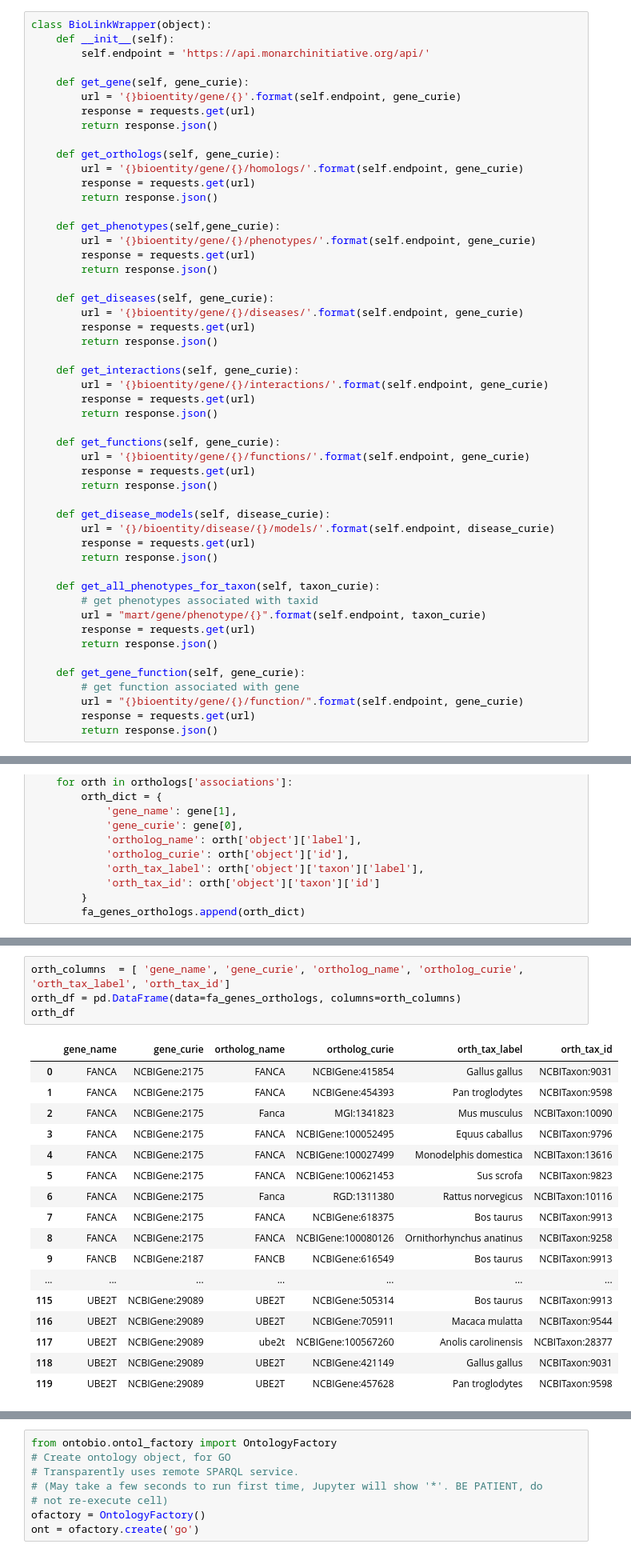
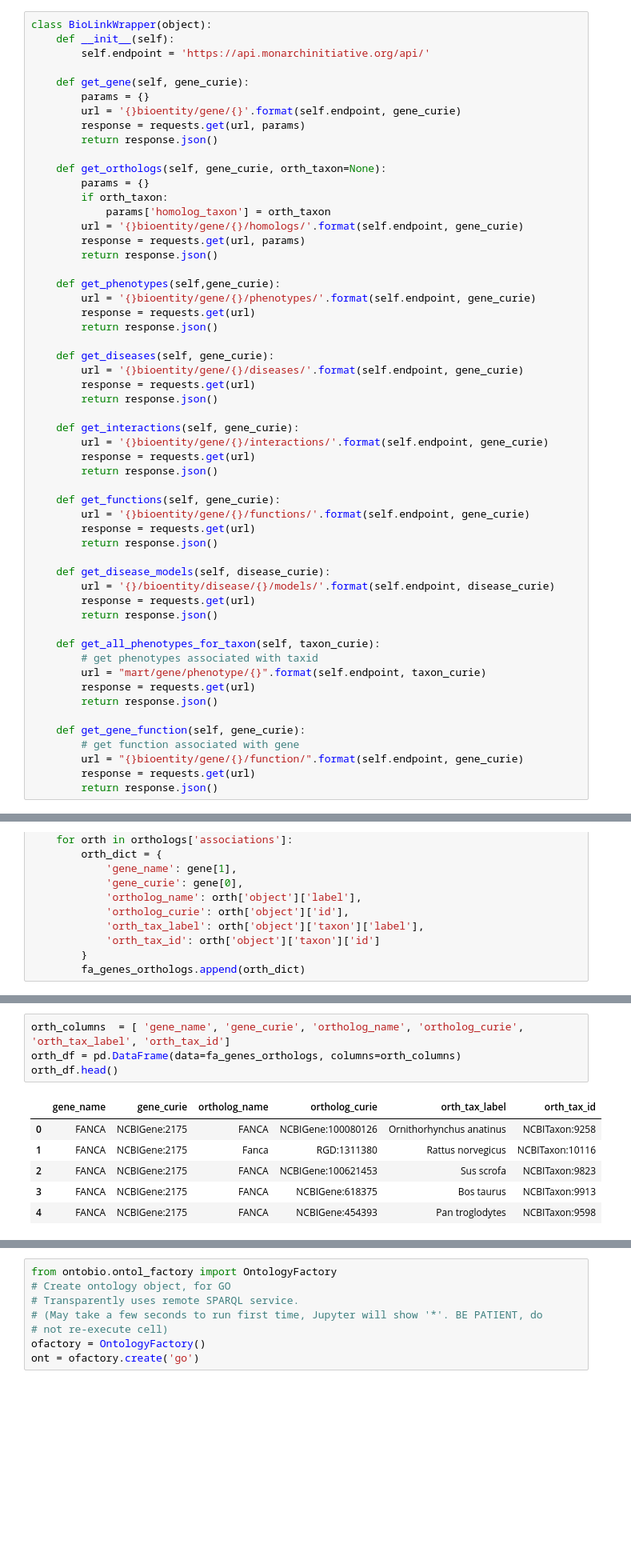
Before and after one commit to ncats/translator-workflows, a Jupyter notebook: Orange_Demonstrator_1_CQs/OrangeQ1.2_GO_Functional_Similarity/CQ1.2.ipynb, the cells around one changed output, grey strips where cells are left out. Shown at 80% size. Saved outputs shown, nothing was run; the diff lists cells and outputs as text; blank space fills up the shorter version.

```diff
--- a/Orange_Demonstrator_1_CQs/OrangeQ1.2_GO_Functional_Similarity/CQ1.2.ipynb
+++ b/Orange_Demonstrator_1_CQs/OrangeQ1.2_GO_Functional_Similarity/CQ1.2.ipynb
@@ -30,13 +60,17 @@ class BioLinkWrapper(object):
         self.endpoint = 'https://api.monarchinitiative.org/api/'
 
     def get_gene(self, gene_curie):
+        params = {}
         url = '{}bioentity/gene/{}'.format(self.endpoint, gene_curie)
-        response = requests.get(url)
+        response = requests.get(url, params)
         return response.json()
 
-    def get_orthologs(self, gene_curie):
+    def get_orthologs(self, gene_curie, orth_taxon=None):
+        params = {}
+        if orth_taxon:
+            params['homolog_taxon'] = orth_taxon
         url = '{}bioentity/gene/{}/homologs/'.format(self.endpoint, gene_curie)
-        response = requests.get(url)
+        response = requests.get(url, params)
         return response.json()
 
     def get_phenotypes(self,gene_curie):
@@ -95,22 +131,11 @@ for index, gene in fa_genes.iterrows():
 # %%
 orth_columns  = [ 'gene_name', 'gene_curie', 'ortholog_name', 'ortholog_curie', 'orth_tax_label', 'orth_tax_id']
 orth_df = pd.DataFrame(data=fa_genes_orthologs, columns=orth_columns)
-orth_df
+orth_df.head()
 # %% [output]
 |  | gene_name | gene_curie | ortholog_name | ortholog_curie | orth_tax_label | orth_tax_id |
-| 0 | FANCA | NCBIGene:2175 | FANCA | NCBIGene:415854 | Gallus gallus | NCBITaxon:9031 |
-| 1 | FANCA | NCBIGene:2175 | FANCA | NCBIGene:454393 | Pan troglodytes | NCBITaxon:9598 |
-| 2 | FANCA | NCBIGene:2175 | Fanca | MGI:1341823 | Mus musculus | NCBITaxon:10090 |
-| 3 | FANCA | NCBIGene:2175 | FANCA | NCBIGene:100052495 | Equus caballus | NCBITaxon:9796 |
-| 4 | FANCA | NCBIGene:2175 | FANCA | NCBIGene:100027499 | Monodelphis domestica | NCBITaxon:13616 |
-| 5 | FANCA | NCBIGene:2175 | FANCA | NCBIGene:100621453 | Sus scrofa | NCBITaxon:9823 |
-| 6 | FANCA | NCBIGene:2175 | Fanca | RGD:1311380 | Rattus norvegicus | NCBITaxon:10116 |
-| 7 | FANCA | NCBIGene:2175 | FANCA | NCBIGene:618375 | Bos taurus | NCBITaxon:9913 |
-| 8 | FANCA | NCBIGene:2175 | FANCA | NCBIGene:100080126 | Ornithorhynchus anatinus | NCBITaxon:9258 |
-| 9 | FANCB | NCBIGene:2187 | FANCB | NCBIGene:616549 | Bos taurus | NCBITaxon:9913 |
-| ... | ... | ... | ... | ... | ... | ... |
-| 115 | UBE2T | NCBIGene:29089 | UBE2T | NCBIGene:505314 | Bos taurus | NCBITaxon:9913 |
-| 116 | UBE2T | NCBIGene:29089 | UBE2T | NCBIGene:705911 | Macaca mulatta | NCBITaxon:9544 |
-| 117 | UBE2T | NCBIGene:29089 | ube2t | NCBIGene:100567260 | Anolis carolinensis | NCBITaxon:28377 |
-| 118 | UBE2T | NCBIGene:29089 | UBE2T | NCBIGene:421149 | Gallus gallus | NCBITaxon:9031 |
-| 119 | UBE2T | NCBIGene:29089 | UBE2T | NCBIGene:457628 | Pan troglodytes | NCBITaxon:9598 |
+| 0 | FANCA | NCBIGene:2175 | FANCA | NCBIGene:100080126 | Ornithorhynchus anatinus | NCBITaxon:9258 |
+| 1 | FANCA | NCBIGene:2175 | Fanca | RGD:1311380 | Rattus norvegicus | NCBITaxon:10116 |
+| 2 | FANCA | NCBIGene:2175 | FANCA | NCBIGene:100621453 | Sus scrofa | NCBITaxon:9823 |
+| 3 | FANCA | NCBIGene:2175 | FANCA | NCBIGene:618375 | Bos taurus | NCBITaxon:9913 |
+| 4 | FANCA | NCBIGene:2175 | FANCA | NCBIGene:454393 | Pan troglodytes | NCBITaxon:9598 |
```
Also changed, not shown: parts of 48 cells of this notebook, 1 other file.
